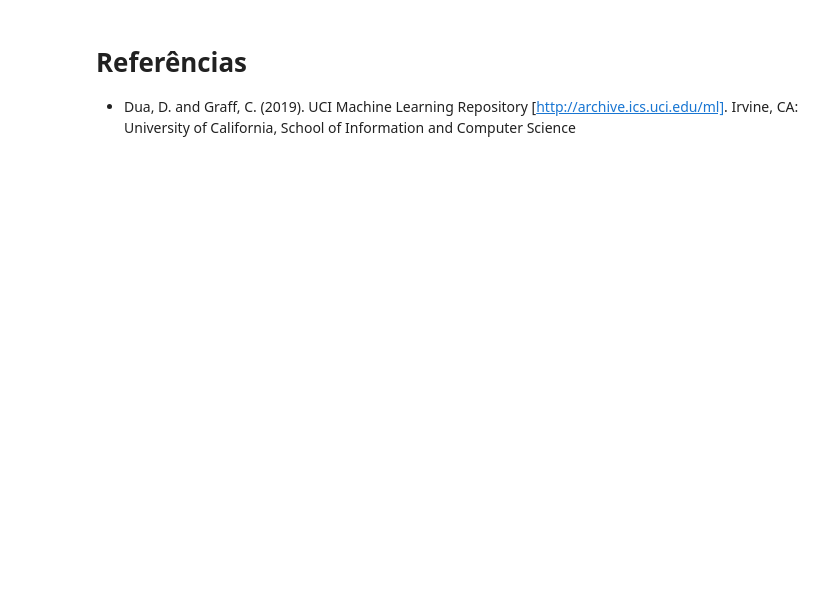
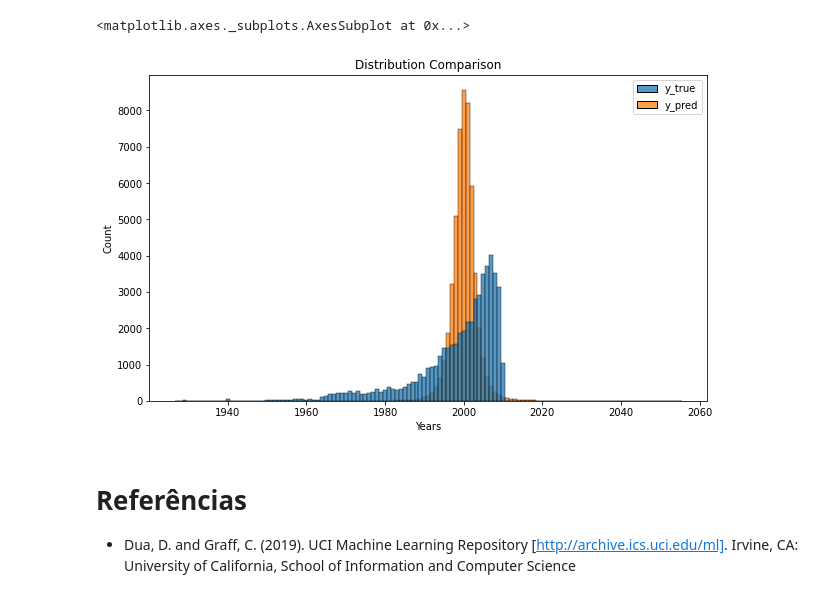
Before and after one commit to r0zbot/IoTensor, a Jupyter notebook: colab.ipynb, the cells around one changed output. Drawn from its saved outputs; the diff is of its cells as text; code cells hidden in the pictures; blank space fills up the shorter version.

```diff
--- a/colab.ipynb
+++ b/colab.ipynb
@@ -118,4 +223,15 @@ plt.show()
+# %%
+# Roda o modelo para todos no conjunto de teste
+y_pred = model.predict(x_test)
+# %%
+# Comparação no conjunto de testes
+test_fig = plt.figure(figsize=(10, 6))
+test_ax = test_fig.add_subplot(title='Distribution Comparison', xlabel='Years', ylabel='Count')
+sns.histplot({'y_true':y_test, 'y_pred':y_pred[:,0]}, discrete=True, ax=test_ax)
+# %% [output]
+<matplotlib.axes._subplots.AxesSubplot at 0x...>
+[figure, added]
 # %% [markdown]
-# Referências
+# **Referências**
 
 - Dua, D. and Graff, C. (2019). UCI Machine Learning Repository [http://archive.ics.uci.edu/ml]. Irvine, CA: University of California, School of Information and Computer Science
```
Also changed, not shown: parts of 22 cells of this notebook.
